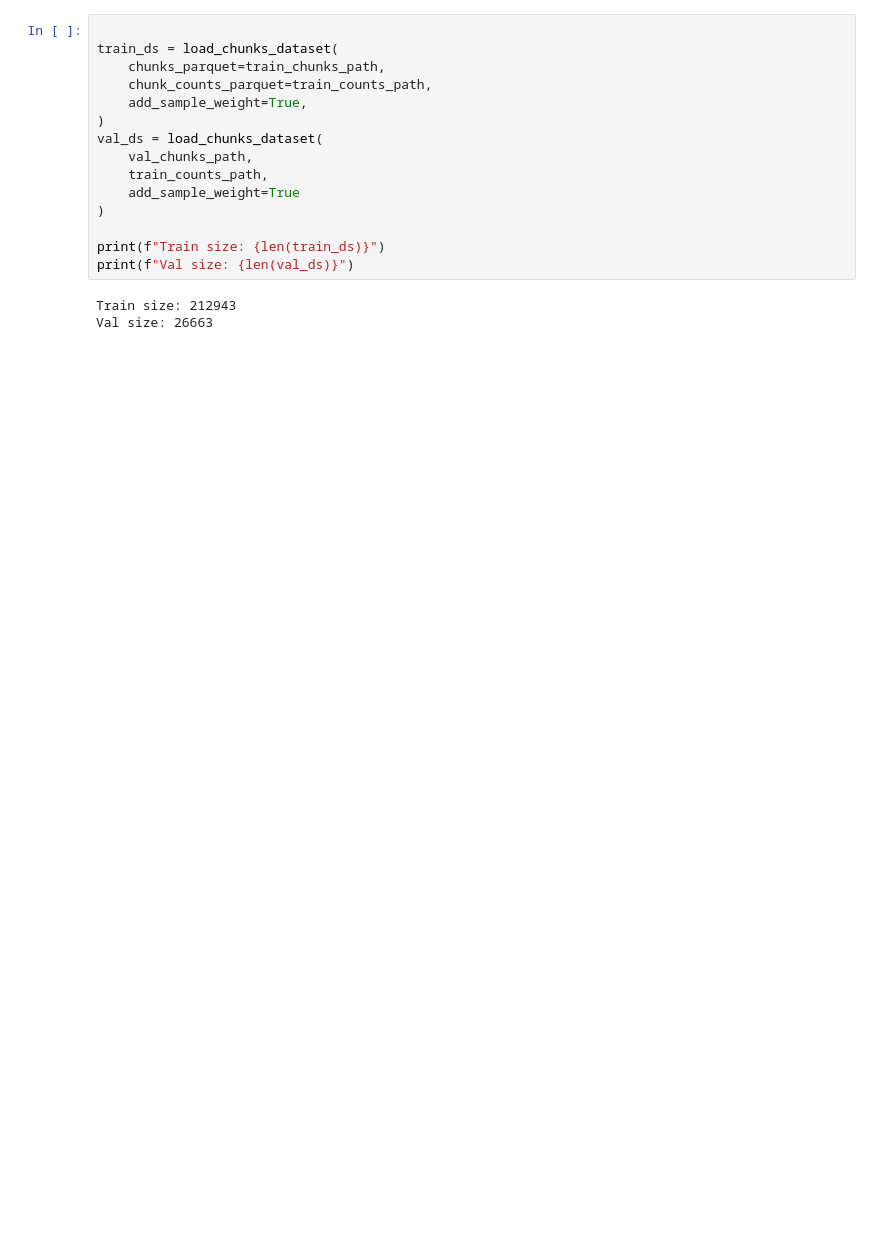
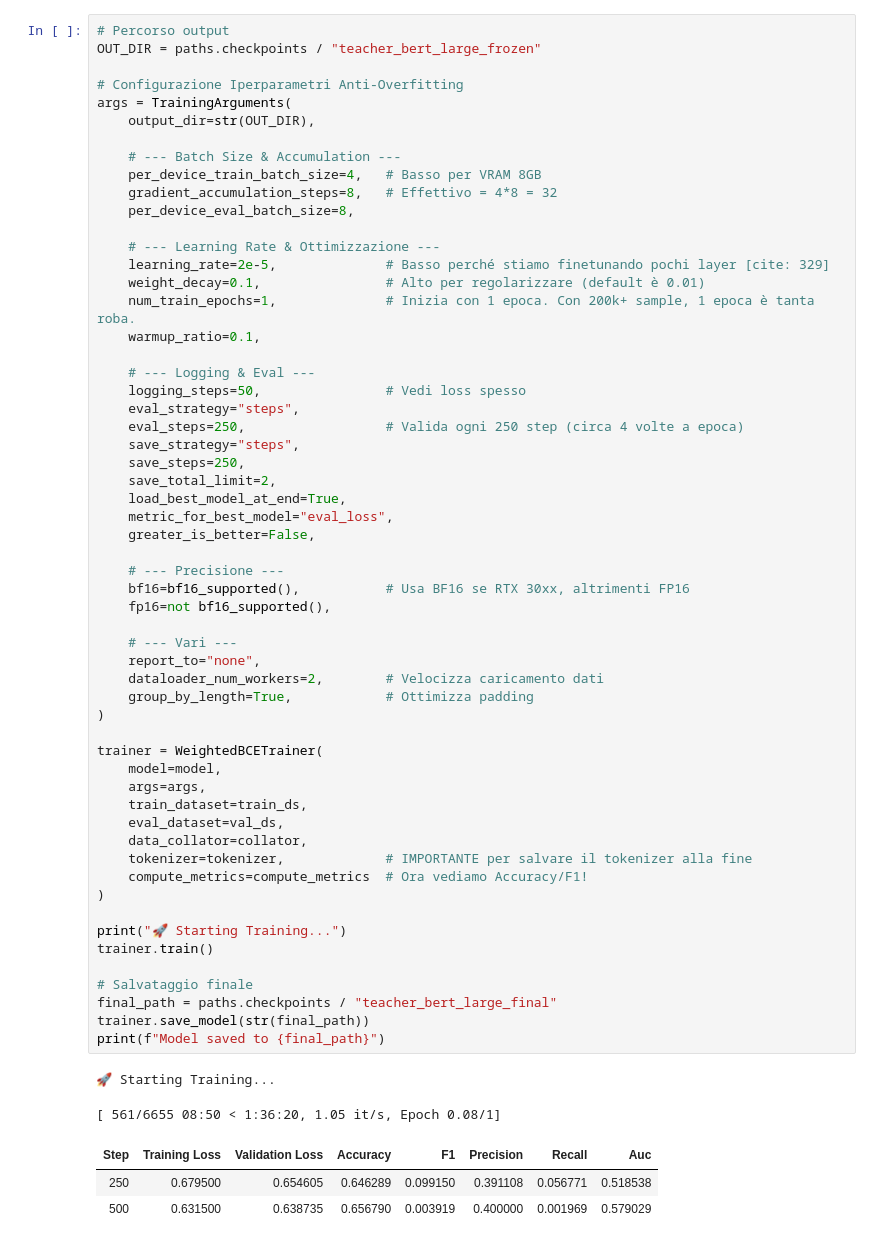
Before and after one commit to MarcoColan01/nlp.project-Colangelo-2526, a Jupyter notebook: notebooks/3_teacher_finetune.ipynb, the cells around one changed output. Saved outputs shown, nothing was run; the diff lists cells and outputs as text; blank space fills up the shorter version.

Commit message:
First fine-tuning strategy complete

```diff
--- a/notebooks/3_teacher_finetune.ipynb
+++ b/notebooks/3_teacher_finetune.ipynb
@@ -90,18 +94,63 @@ assert train_counts_path.exists()
 # %%
+# Percorso output
+OUT_DIR = paths.checkpoints / "teacher_bert_large_frozen"
 
-train_ds = load_chunks_dataset(
-    chunks_parquet=train_chunks_path,
-    chunk_counts_parquet=train_counts_path,
-    add_sample_weight=True,
-)
-val_ds = load_chunks_dataset(
-    val_chunks_path,
-    train_counts_path,
-    add_sample_weight=True
+# Configurazione Iperparametri Anti-Overfitting
+args = TrainingArguments(
+    output_dir=str(OUT_DIR),
+
+    # --- Batch Size & Accumulation ---
+    per_device_train_batch_size=4,   # Basso per VRAM 8GB
+    gradient_accumulation_steps=8,   # Effettivo = 4*8 = 32
+    per_device_eval_batch_size=8,
+
+    # --- Learning Rate & Ottimizzazione ---
+    learning_rate=2e-5,              # Basso perché stiamo finetunando pochi layer [cite: 329]
+    weight_decay=0.1,                # Alto per regolarizzare (default è 0.01)
+    num_train_epochs=1,              # Inizia con 1 epoca. Con 200k+ sample, 1 epoca è tanta roba.
+    warmup_ratio=0.1,
+
+    # --- Logging & Eval ---
+    logging_steps=50,                # Vedi loss spesso
+    eval_strategy="steps",
+    eval_steps=250,                  # Valida ogni 250 step (circa 4 volte a epoca)
+    save_strategy="steps",
+    save_steps=250,
+    save_total_limit=2,
+    load_best_model_at_end=True,
+    metric_for_best_model="eval_loss",
+    greater_is_better=False,
+
+    # --- Precisione ---
+    bf16=bf16_supported(),           # Usa BF16 se RTX 30xx, altrimenti FP16
+    fp16=not bf16_supported(),
+
+    # --- Vari ---
+    report_to="none",
+    dataloader_num_workers=2,        # Velocizza caricamento dati
+    group_by_length=True,            # Ottimizza padding
 )
 
-print(f"Train size: {len(train_ds)}")
-print(f"Val size: {len(val_ds)}")
+trainer = WeightedBCETrainer(
+    model=model,
+    args=args,
+    train_dataset=train_ds,
+    eval_dataset=val_ds,
+    data_collator=collator,
+    tokenizer=tokenizer,             # IMPORTANTE per salvare il tokenizer alla fine
+    compute_metrics=compute_metrics  # Ora vediamo Accuracy/F1!
+)
+
+print("🚀 Starting Training...")
+trainer.train()
+
+# Salvataggio finale
+final_path = paths.checkpoints / "teacher_bert_large_final"
+trainer.save_model(str(final_path))
+print(f"Model saved to {final_path}")
 # %% [output]
-Train size: 212943
-Val size: 26663
+🚀 Starting Training...
+[ 561/6655 08:50 < 1:36:20, 1.05 it/s, Epoch 0.08/1]
+| Step | Training Loss | Validation Loss | Accuracy | F1 | Precision | Recall | Auc |
+| 250 | 0.679500 | 0.654605 | 0.646289 | 0.099150 | 0.391108 | 0.056771 | 0.518538 |
+| 500 | 0.631500 | 0.638735 | 0.656790 | 0.003919 | 0.400000 | 0.001969 | 0.579029 |
```
Also changed, not shown: parts of 7 cells of this notebook, 1 other file.
